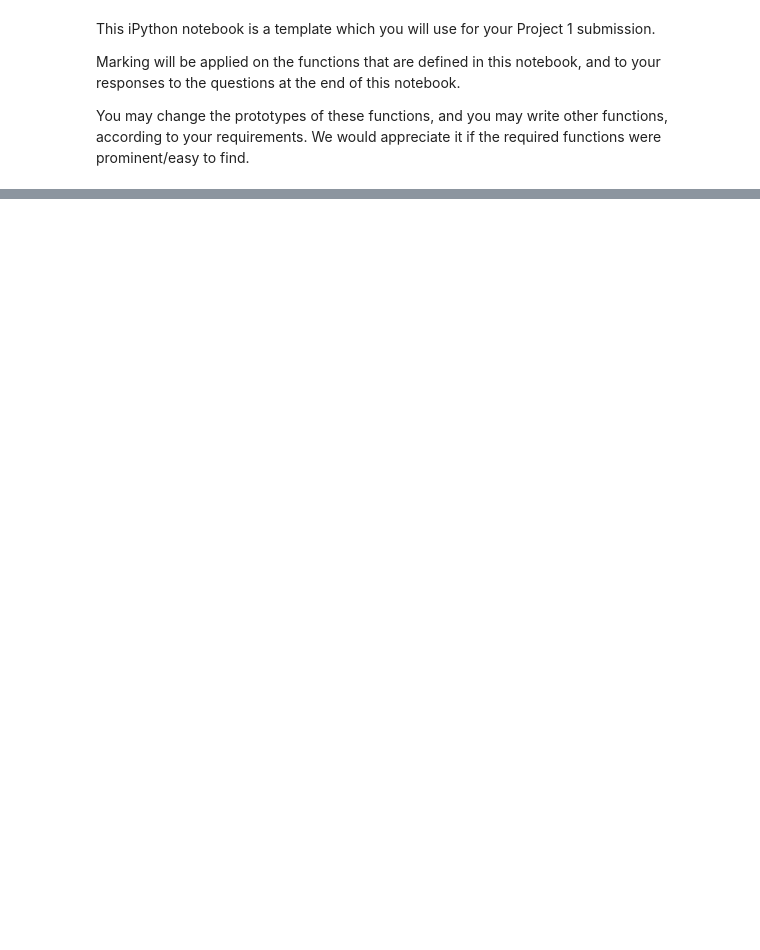
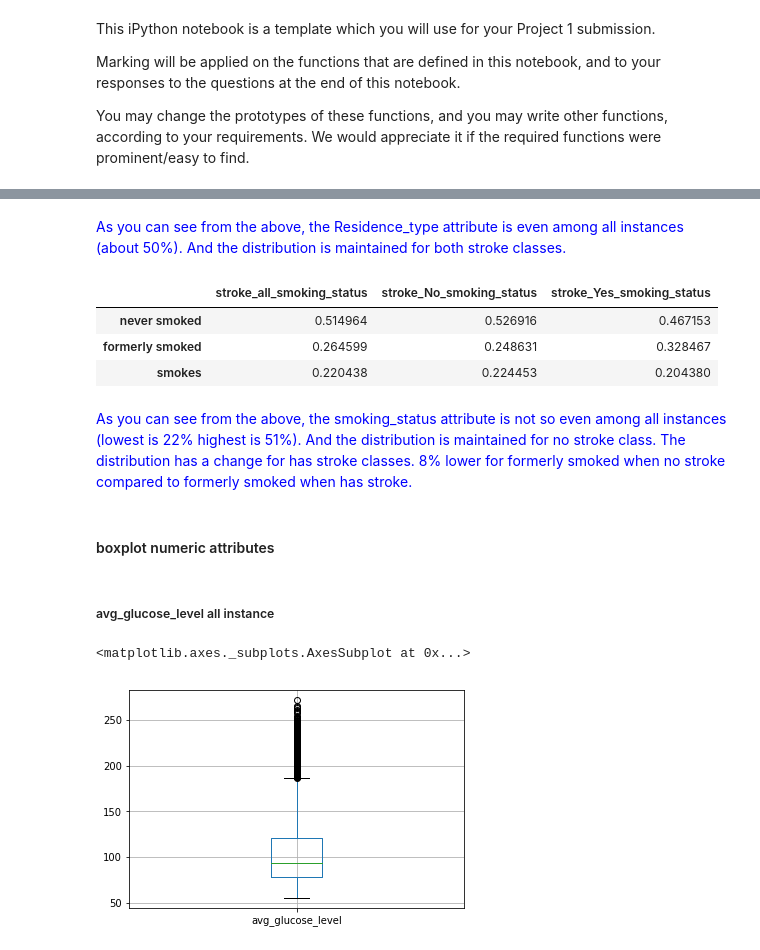
Before and after one commit to yangxvlin/Naive-Bayes-and-KNN-classifiers, a Jupyter notebook: 2020S2-proj1-Template.ipynb, the cells around one changed output, grey strips where cells are left out. Saved outputs shown, nothing was run; the diff lists cells and outputs as text; code cells hidden in the pictures; blank space fills up the shorter version.

```diff
--- a/2020S2-proj1-Template.ipynb
+++ b/2020S2-proj1-Template.ipynb
@@ -56,0 +415,20 @@ You should respond to questions 1-4. In question 2 (b) you can choose between tw
+# %% [markdown]
+<font color=blue>As you can see from the above, the Residence_type attribute is even among all instances (about 50%). And the distribution is maintained for both stroke classes.</font>
+# %%
+summaries[6]
+# %% [output]
+|  | stroke_all_smoking_status | stroke_No_smoking_status | stroke_Yes_smoking_status |
+| never smoked | 0.514964 | 0.526916 | 0.467153 |
+| formerly smoked | 0.264599 | 0.248631 | 0.328467 |
+| smokes | 0.220438 | 0.224453 | 0.204380 |
+# %% [markdown]
+<font color=blue>As you can see from the above, the smoking_status attribute is not so even among all instances (lowest is 22% highest is 51%). And the distribution is maintained for no stroke class. The distribution has a change for has stroke classes. 8% lower for formerly smoked when no stroke compared to formerly smoked when has stroke. </font>
+# %% [markdown]
+#### boxplot numeric attributes
+# %% [markdown]
+##### avg_glucose_level all instance
+# %%
+stroke_df.boxplot(column="avg_glucose_level")
+# %% [output]
+<matplotlib.axes._subplots.AxesSubplot at 0x...>
+[figure, added]
```
Also changed, not shown: parts of 140 cells of this notebook, 2 other files.
